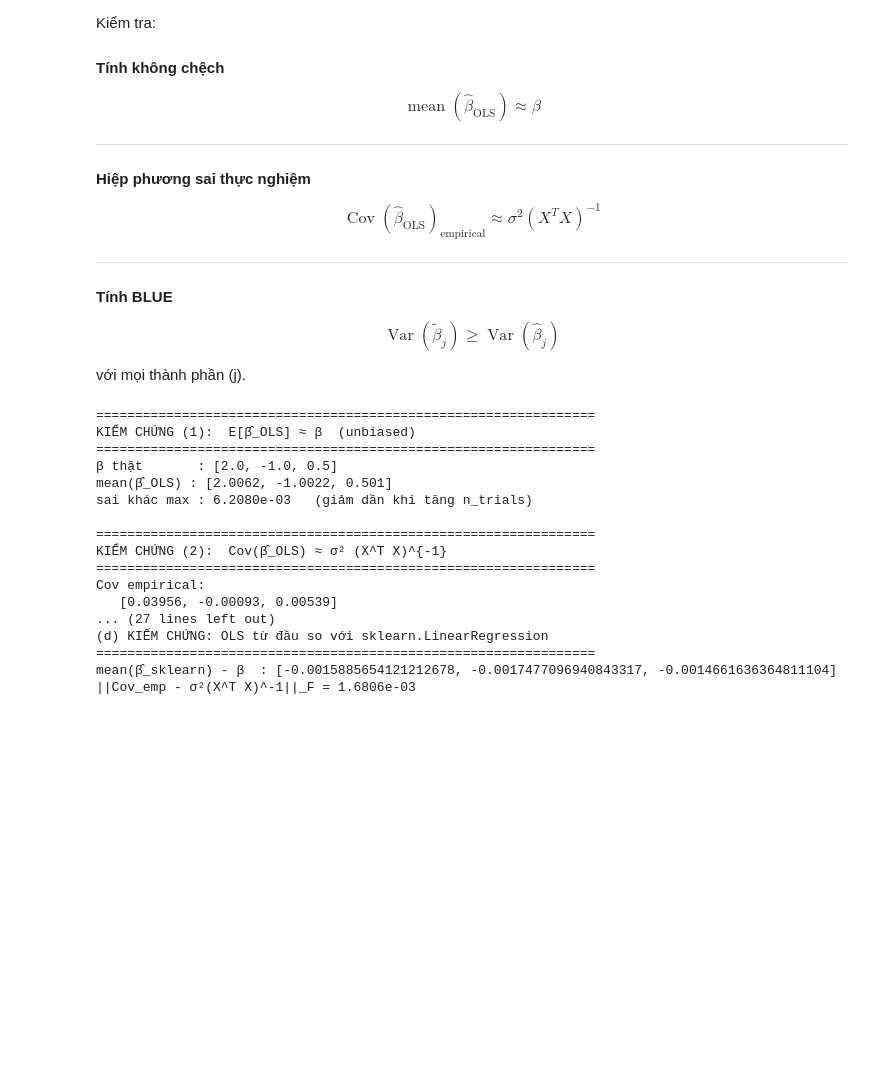
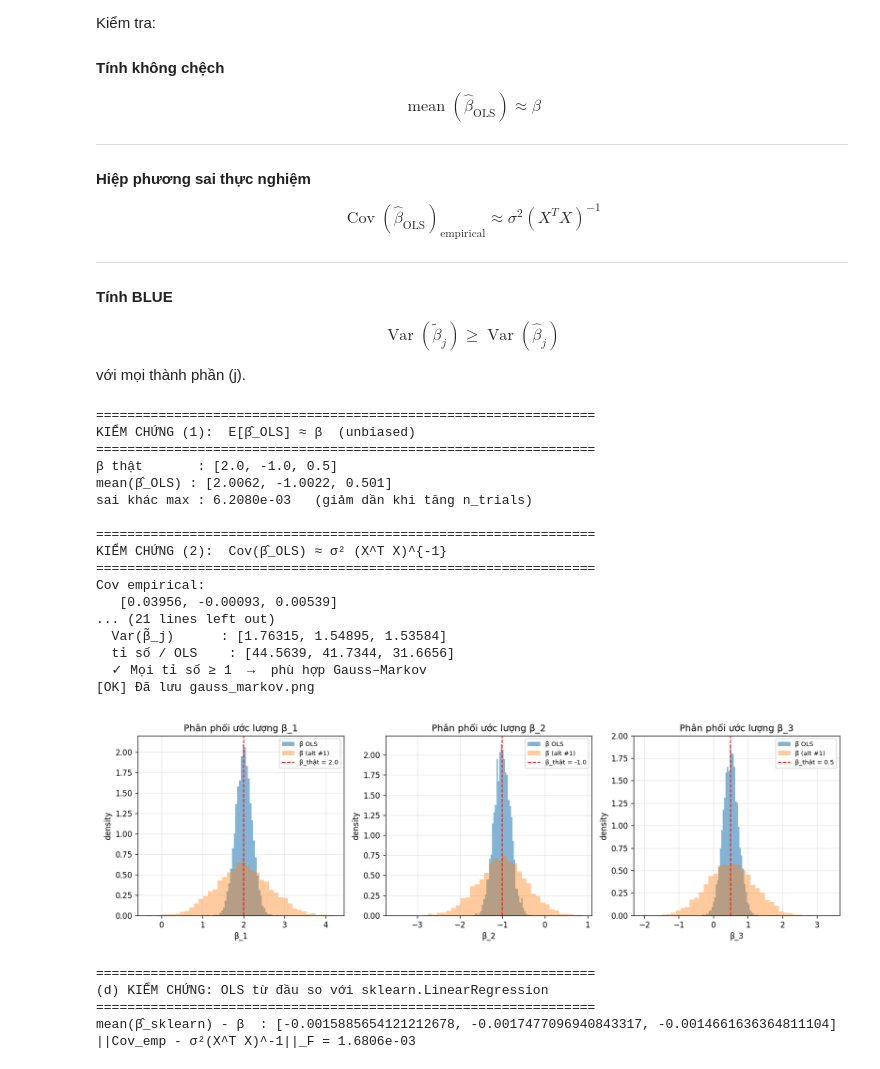
Before and after one commit to delta39540742/tud_tk_project2, a Jupyter notebook: part1_notebook.ipynb, the cells around one changed output. Saved outputs shown, nothing was run; the diff lists cells and outputs as text; code cells hidden in the pictures; blank space fills up the shorter version.

```diff
--- a/part1_notebook.ipynb
+++ b/part1_notebook.ipynb
@@ -991,6 +991,8 @@ def plot_histograms(res, savepath="gauss_markov.png"):
     plt.savefig(savepath, dpi=120)
     plt.close(fig)
     print(f"[OK] Đã lưu {savepath}")
+    from IPython.display import Image
+    display(Image(savepath))
 
 
 # ============================================================
@@ -1035,35 +1037,41 @@ sigma = 1.5
 n_trials = 5000
 
 X = build_fixed_design(n=n, p=p, seed=1)
 
 res = gauss_markov_simulation(
     X=X,
     true_beta=true_beta,
     sigma=sigma,
     n_trials=n_trials,
     n_alt=3,
     seed=2024,
 )
 
 print_results(res)
 plot_histograms(res)
 
 verify_with_numpy_sklearn(X, true_beta, sigma, n_trials=3000, seed=99)
 # %% [output]
 ================================================================
 KIỂM CHỨNG (1):  E[β̂_OLS] ≈ β  (unbiased)
 ================================================================
 β thật       : [2.0, -1.0, 0.5]
 mean(β̂_OLS) : [2.0062, -1.0022, 0.501]
 sai khác max : 6.2080e-03   (giảm dần khi tăng n_trials)
 
 ================================================================
 KIỂM CHỨNG (2):  Cov(β̂_OLS) ≈ σ² (X^T X)^{-1}
 ================================================================
 Cov empirical:
    [0.03956, -0.00093, 0.00539]
-... (27 lines left out)
-(d) KIỂM CHỨNG: OLS từ đầu so với sklearn.LinearRegression
-================================================================
-mean(β̂_sklearn) - β  : [-0.0015885654121212678, -0.0017477096940843317, -0.0014661636364811104]
-||Cov_emp - σ²(X^T X)^-1||_F = 1.6806e-03
+... (21 lines left out)
+  Var(β̃_j)      : [1.76315, 1.54895, 1.53584]
+  tỉ số / OLS    : [44.5639, 41.7344, 31.6656]
+  ✓ Mọi tỉ số ≥ 1  →  phù hợp Gauss–Markov
+[OK] Đã lưu gauss_markov.png
+[figure, added]
+================================================================
+(d) KIỂM CHỨNG: OLS từ đầu so với sklearn.LinearRegression
+================================================================
+mean(β̂_sklearn) - β  : [-0.0015885654121212678, -0.0017477096940843317, -0.0014661636364811104]
+||Cov_emp - σ²(X^T X)^-1||_F = 1.6806e-03
```
Also changed, not shown: parts of 2 cells of this notebook, 4 other files.
